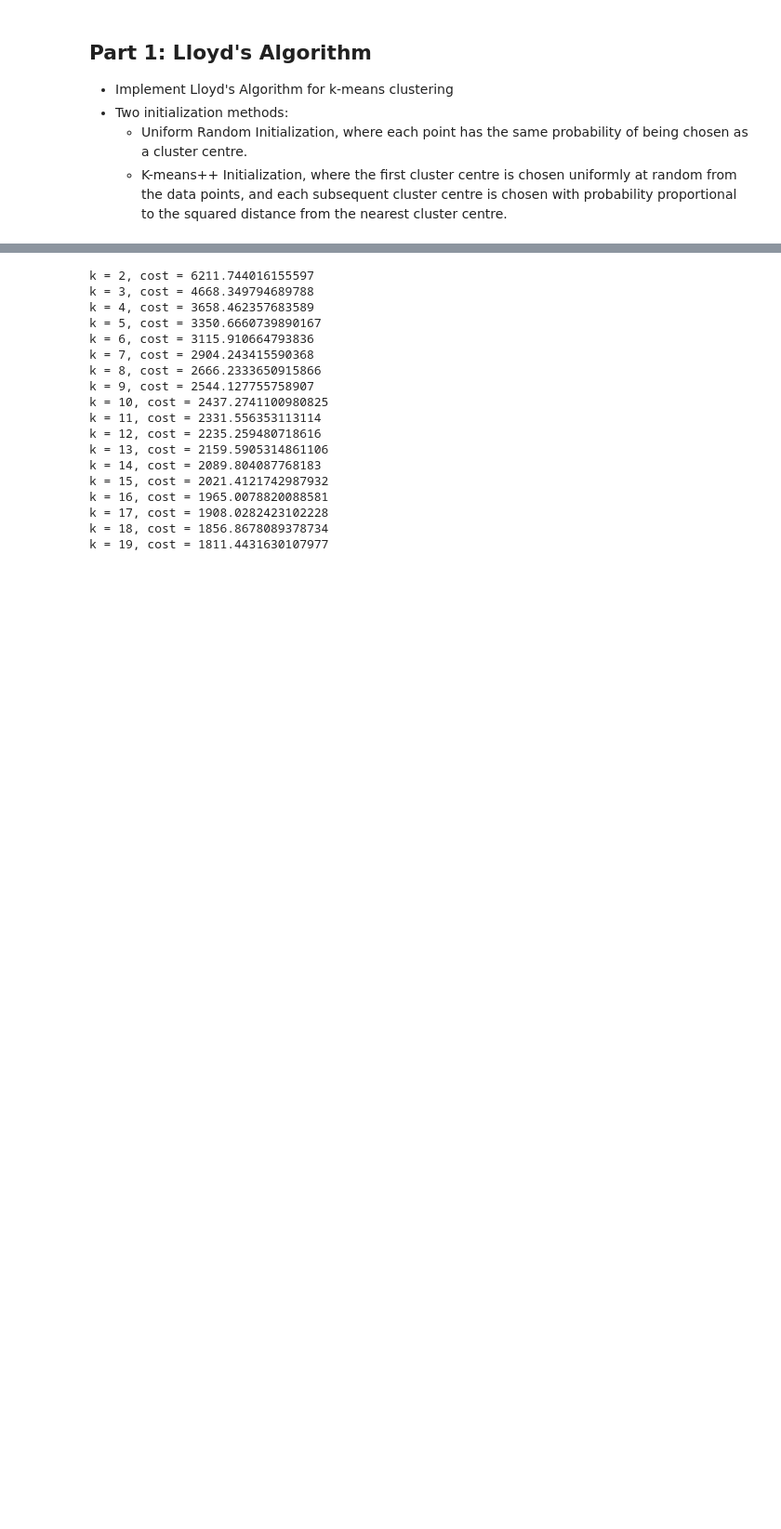
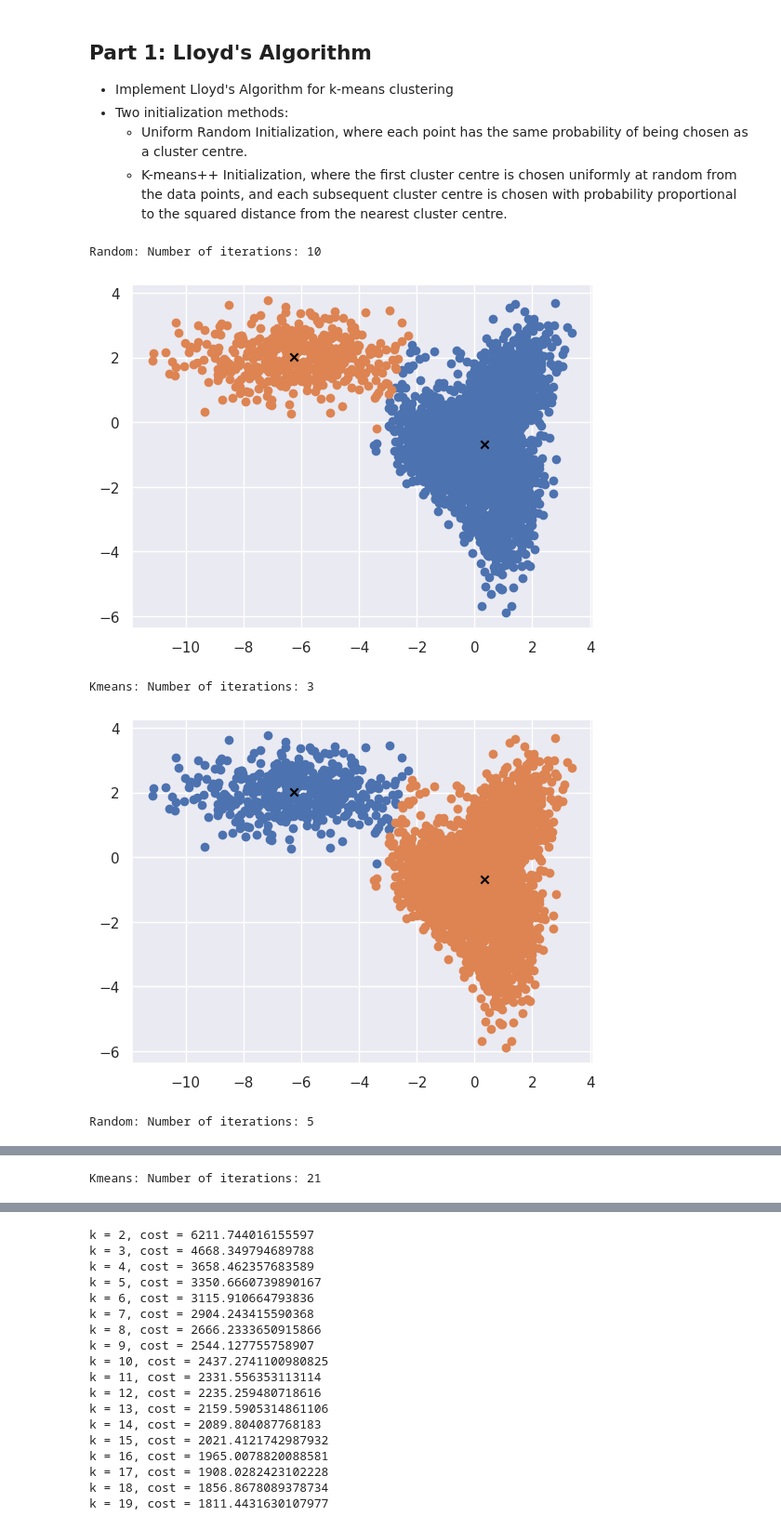
Before and after one commit to SeanMcAuliffe/data-mining, a Jupyter notebook: a3/code/a3.ipynb, the cells around one changed output, grey strips where cells are left out. Shown at 93% size. Cells and saved outputs as stored; diff of their text form; code cells hidden in the pictures; blank space fills up the shorter version.

```diff
--- a/a3/code/a3.ipynb
+++ b/a3/code/a3.ipynb
@@ -64,6 +66,10 @@ plt.show()
     with probability proportional to the squared distance from the nearest
     cluster centre.
 # %%
+def euclidian_distance(x1, x2):
+    """ Euclidian distance """
+    return np.sqrt(np.sum((x1 - x2)**2))
+
 class Cluster:
     def __init__(self, centre):
         self.data = [] # includes the centre point
@@ -74,7 +80,7 @@ class Cluster:
 
     def distance(self, point):
         """ Euclidian distance """
-        return np.sqrt(np.sum((self.centre - point)**2))
+        return np.sum((self.centre - point)**2)
 
     def cost(self):
         """ Sum of squared distances from centre """
@@ -189,7 +195,16 @@ def lloyd(X, k, init):
         assign_to_closest(X, C)
         # Update the cluster centres
         for cluster in C:
-            cluster.centre = np.mean(cluster.data, axis=0)
+            ideal_centre = np.mean(cluster.data, axis=0)
+            # Find the point in the data closest to the idealized centre
+            min_dist = np.inf
+            min_point = None
+            for point in cluster.data:
+                dist = euclidian_distance(point, ideal_centre)
+                if dist < min_dist:
+                    min_dist = dist
+                    min_point = point
+            cluster.centre = deepcopy(min_point)
         # Check if the centres have changed
         new_centres = get_centres(C)
         if all_centres_equal(previous_centres, new_centres):
@@ -202,6 +217,7 @@ def plot_clusters_2d(clusters):
         x = [p[0] for p in cluster.data]
         y = [p[1] for p in cluster.data]
         plt.scatter(x, y)
+        plt.scatter(cluster.centre[0], cluster.centre[1], c='black', marker='x')
     plt.show()
 # %%
 # Sanity Test of the Lloyd Algorithm
@@ -209,30 +225,38 @@ i, C = lloyd(dataset_1, 2, init_random)
 print('Random: Number of iterations: {}'.format(i))
 plot_clusters_2d(C)
 
 i, C = lloyd(dataset_1, 2, init_kmeans)
 print('Kmeans: Number of iterations: {}'.format(i))
 plot_clusters_2d(C)
 
 i, C = lloyd(dataset_2, 2, init_random)
 print('Random: Number of iterations: {}'.format(i))
 fig = plt.figure(figsize=(5,5))
 ax = fig.add_subplot(111, projection='3d')
 for cluster in C:
     x = [p[0] for p in cluster.data]
     y = [p[1] for p in cluster.data]
     z = [p[2] for p in cluster.data]
     ax.scatter(x, y, z)
     ax.view_init(elev=0, azim=90)
+    ax.scatter(cluster.centre[0], cluster.centre[1], cluster.centre[2], c='black', marker='x')
 plt.show()
 
 i, C = lloyd(dataset_2, 2, init_kmeans)
 print('Kmeans: Number of iterations: {}'.format(i))
 fig2 = plt.figure(figsize=(5,5))
 ax = fig2.add_subplot(111, projection='3d')
 for cluster in C:
     x = [p[0] for p in cluster.data]
     y = [p[1] for p in cluster.data]
     z = [p[2] for p in cluster.data]
     ax.scatter(x, y, z)
     ax.view_init(elev=0, azim=90)
+    ax.scatter(cluster.centre[0], cluster.centre[1], cluster.centre[2], c='black', marker='x')
 plt.show()
+# %% [output]
+Random: Number of iterations: 10
+[figure, added]
+Kmeans: Number of iterations: 3
+[figure, added]
+Random: Number of iterations: 5
@@ -238,0 +264 @@ plt.show()
+Kmeans: Number of iterations: 21
```
Also changed, not shown: parts of 26 cells of this notebook, 1 other file.
